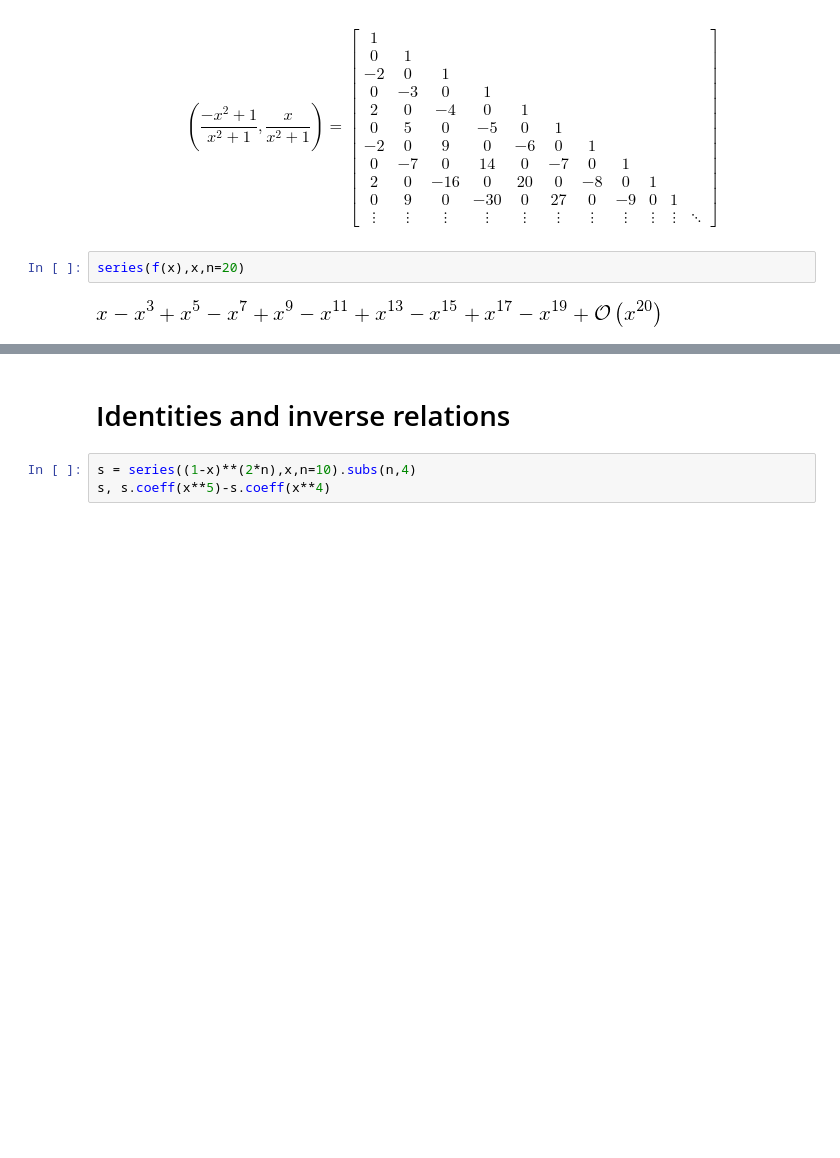
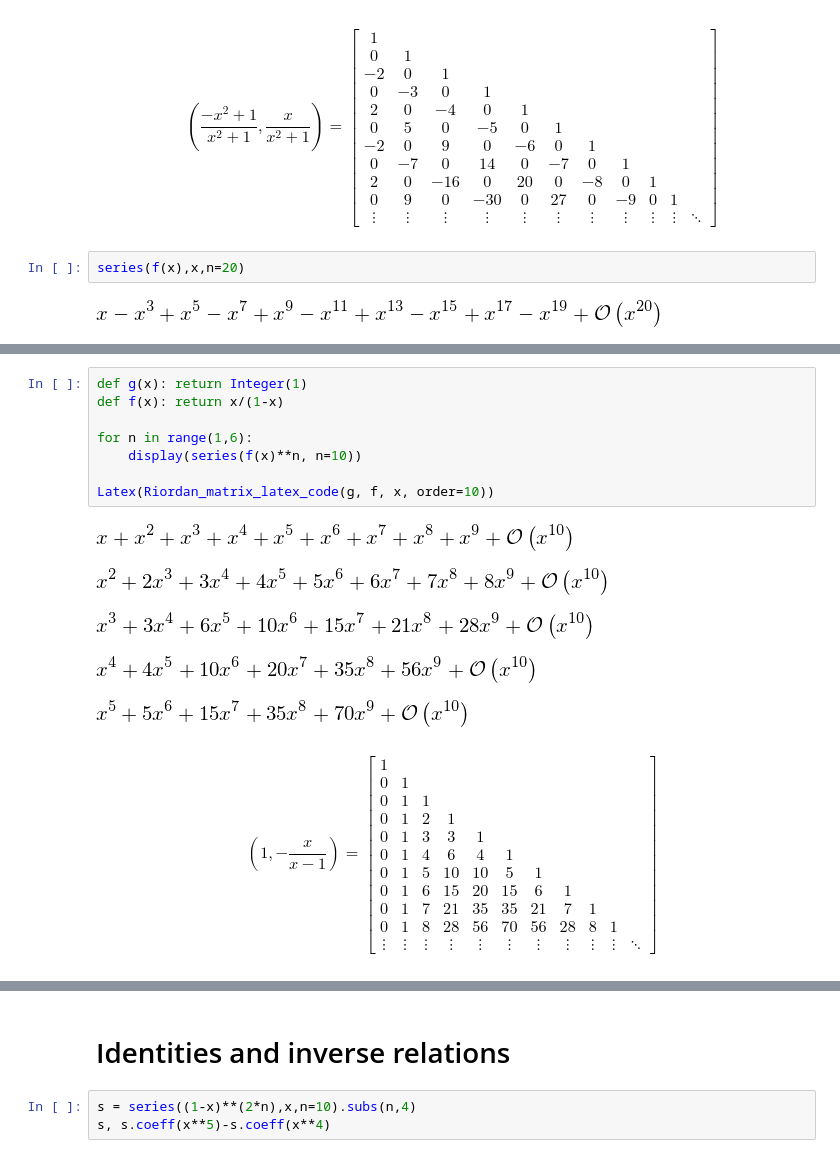
Before and after one commit to massimo-nocentini/master-thesis, a Jupyter notebook: sympy/notebooks/The Riordan Group.ipynb, the cells around one changed output, grey strips where cells are left out. Drawn from its saved outputs; the diff is of its cells as text; blank space fills up the shorter version.

```diff
--- a/sympy/notebooks/The Riordan Group.ipynb
+++ b/sympy/notebooks/The Riordan Group.ipynb
@@ -158,0 +173,15 @@ series(f(x),x,n=10)
+# %%
+def g(x): return Integer(1)
+def f(x): return x/(1-x)
+
+for n in range(1,6):
+    display(series(f(x)**n, n=10))
+
+Latex(Riordan_matrix_latex_code(g, f, x, order=10))
+# %% [output]
+[figure, added]
+[figure, added]
+[figure, added]
+[figure, added]
+[figure, added]
+\begin{equation} \left( 1, - \frac{x}{x - 1} \right) = \left[ \begin{array}{ccccccccccc}1 &  &  &  &  &  &  &  &  &  &  \\ 0 & 1 &  &  &  &  &  &  &  &  &  \\ 0 & 1 & 1 &  &  &  &  &  &  &  &  \\ 0 & 1 & 2 & 1 &  &  &  &  &  &  &  \\ 0 & 1 & 3 & 3 & 1 &  &  &  &  &  &  \\ 0 & 1 & 4 & 6 & 4 & 1 &  &  &  &  &  \\ 0 & 1 & 5 & 10 & 10 & 5 & 1 &  &  &  &  \\ 0 & 1 & 6 & 15 & 20 & 15 & 6 & 1 &  &  &  \\ 0 & 1 & 7 & 21 & 35 & 35 & 21 & 7 & 1 &  &  \\ 0 & 1 & 8 & 28 & 56 & 70 & 56 & 28 & 8 & 1 &  \\ \vdots & \vdots & \vdots & \vdots & \vdots & \vdots & \vdots & \vdots & \vdots & \vdots & \ddots\end{array} \right] \end{equation}
```
Also changed, not shown: parts of 16 cells of this notebook, 3 other files.
